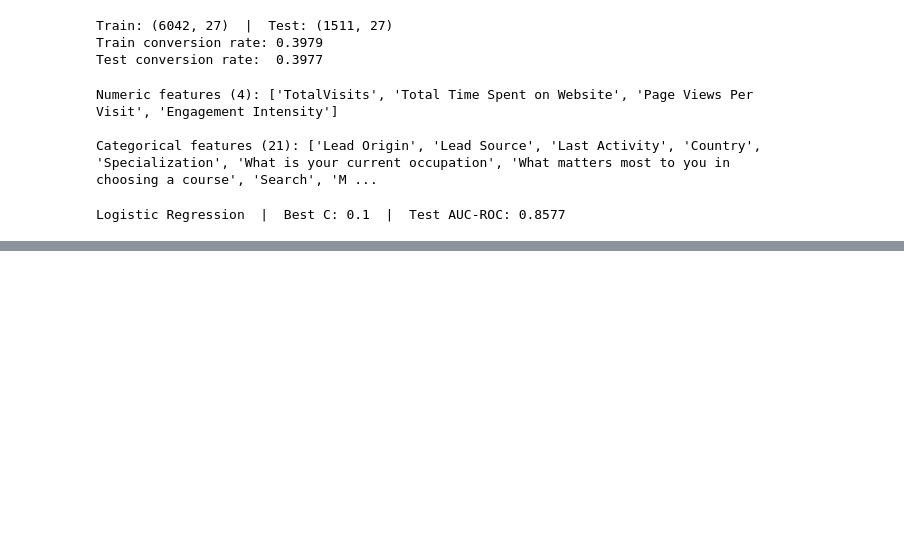
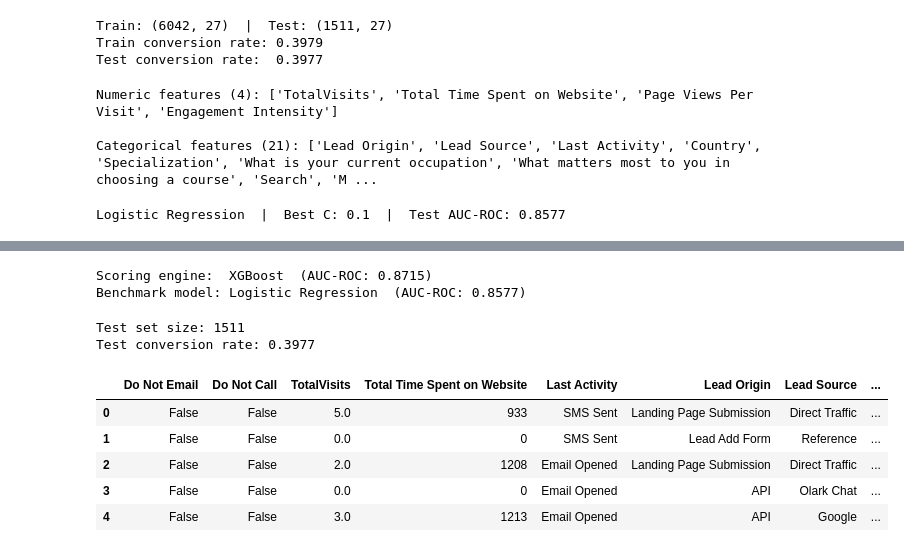
Before and after one commit to thomami244/Masters_Constrained_Lead_Qualification, a Jupyter notebook: Masters_Constrained_Lead_Qualification_Notebook.ipynb, the cells around one changed output, grey strips where cells are left out. Drawn from its saved outputs; the diff is of its cells as text; code cells hidden in the pictures; blank space fills up the shorter version.

```diff
--- a/Masters_Constrained_Lead_Qualification_Notebook.ipynb
+++ b/Masters_Constrained_Lead_Qualification_Notebook.ipynb
@@ -479,0 +521,59 @@ Logistic Regression  |  Best C: 0.1  |  Test AUC-ROC: 0.8577
+# %%
+
+# =============================================================================
+# CELL 09 — SELECT BEST MODEL AND GENERATE TEST SCORES
+#
+# The ML score is computed ONCE and held constant across all four systems.
+# Differences in outcomes between systems are attributable solely to the
+# policy rules, not to any variation in the underlying model.
+# =============================================================================
+
+if xgb_auc >= logit_auc:
+    best_model = xgb_search
+    best_model_name = "XGBoost"
+    benchmark_model_name = "Logistic Regression"
+    best_auc = xgb_auc
+    benchmark_auc = logit_auc
+else:
+    best_model = logit_search
+    best_model_name = "Logistic Regression"
+    benchmark_model_name = "XGBoost"
+    best_auc = logit_auc
+    benchmark_auc = xgb_auc
+
+print(f"Scoring engine:  {best_model_name}  (AUC-ROC: {best_auc:.4f})")
+print(f"Benchmark model: {benchmark_model_name}  (AUC-ROC: {benchmark_auc:.4f})")
+# %% [output]
+Scoring engine:  XGBoost  (AUC-ROC: 0.8715)
+Benchmark model: Logistic Regression  (AUC-ROC: 0.8577)
+# %%
+
+# Generate scores
+ml_scores = best_model.predict_proba(X_test_model)[:, 1]
+
+# Build the results base dataframe
+# policy_test contains the raw (pre-encoding) policy field values
+results_base = policy_test.copy().reset_index(drop=True)
+results_base["actual"] = y_test.values
+results_base["ml_score"] = ml_scores
+
+# Normalise opt-out flags to boolean regardless of source encoding
+for col in ["Do Not Email", "Do Not Call"]:
+    results_base[col] = results_base[col].map({
+        "Yes": True, "No": False,
+        1: True, 0: False,
+        True: True, False: False,
+    })
+
+print(f"\nTest set size: {len(results_base)}")
+print(f"Test conversion rate: {results_base['actual'].mean():.4f}")
+results_base.head()
+# %% [output]
+Test set size: 1511
+Test conversion rate: 0.3977
+|  | Do Not Email | Do Not Call | TotalVisits | Total Time Spent on Website | Last Activity | Lead Origin | Lead Source | ... |
+| 0 | False | False | 5.0 | 933 | SMS Sent | Landing Page Submission | Direct Traffic | ... |
+| 1 | False | False | 0.0 | 0 | SMS Sent | Lead Add Form | Reference | ... |
+| 2 | False | False | 2.0 | 1208 | Email Opened | Landing Page Submission | Direct Traffic | ... |
+| 3 | False | False | 0.0 | 0 | Email Opened | API | Olark Chat | ... |
+| 4 | False | False | 3.0 | 1213 | Email Opened | API | Google | ... |
```
Also changed, not shown: parts of 8 cells of this notebook.
